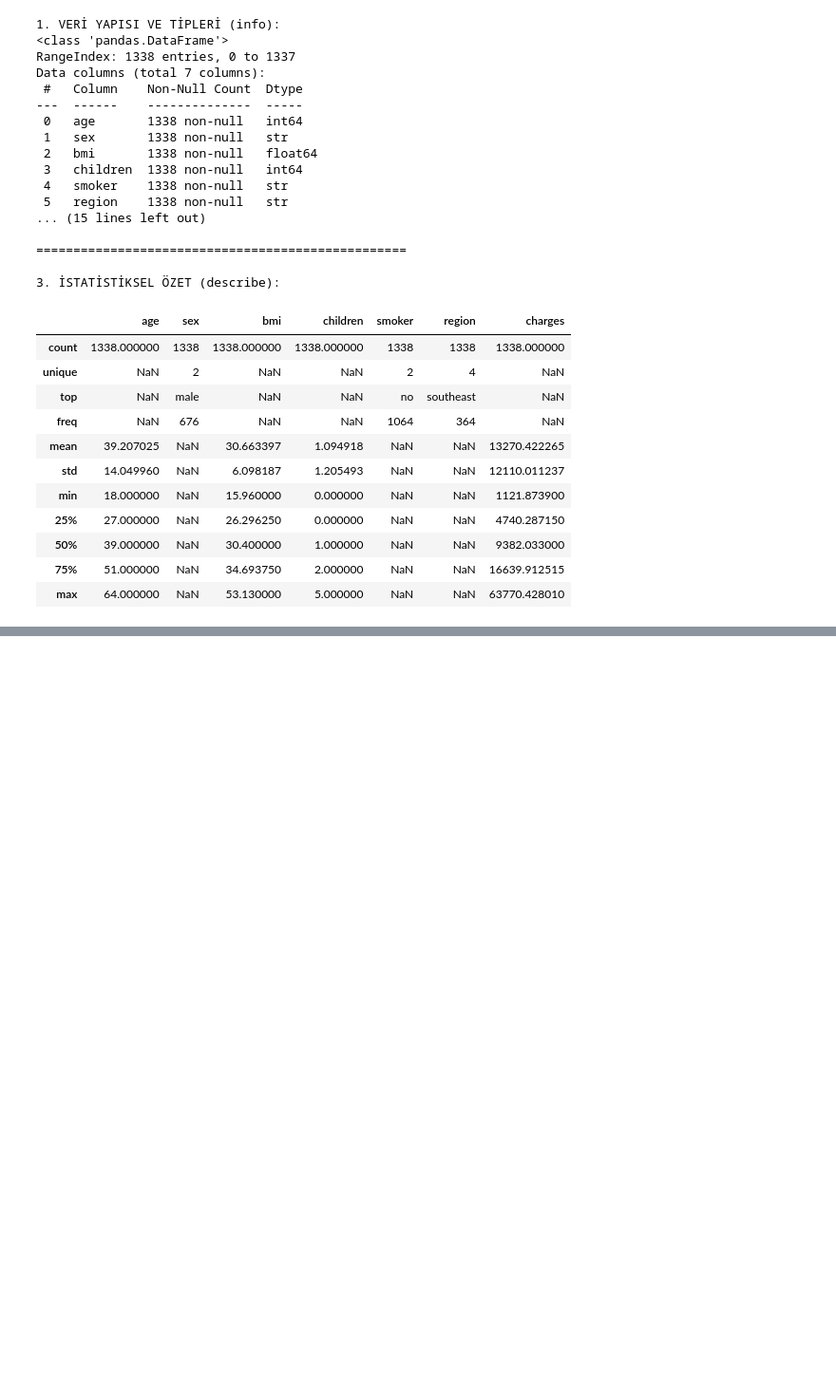
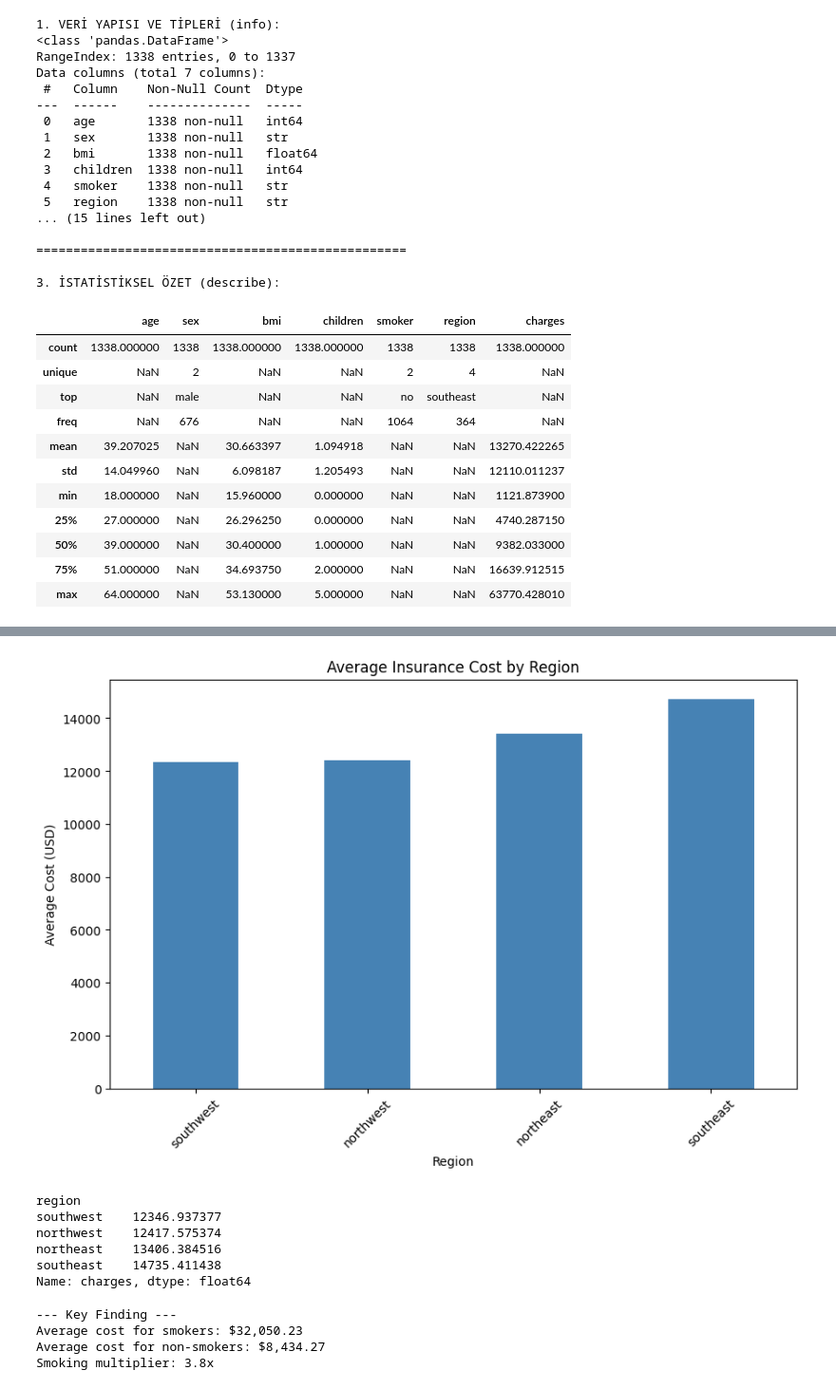
Before and after one commit to amineacar/Insurance-Cost-Estimate, a Jupyter notebook: notebooks/exploratory_analysis.ipynb, the cells around one changed output, grey strips where cells are left out. Shown at 95% size. Cells and saved outputs as stored; diff of their text form; code cells hidden in the pictures; blank space fills up the shorter version.

```diff
--- a/notebooks/exploratory_analysis.ipynb
+++ b/notebooks/exploratory_analysis.ipynb
@@ -66,0 +120,36 @@ Data columns (total 7 columns):
+# %%
+# 1. Region analysis
+plt.figure(figsize=(10, 6))
+region_cost = df.groupby('region')['charges'].mean().sort_values()
+region_cost.plot(kind='bar', color='steelblue')
+
+plt.title('Average Insurance Cost by Region')
+plt.xlabel('Region')
+plt.ylabel('Average Cost (USD)')
+plt.xticks(rotation=45)
+plt.show()
+
+# Statistical output
+print(region_cost)
+# %% [output]
+[figure, added]
+region
+southwest    12346.937377
+northwest    12417.575374
+northeast    13406.384516
+southeast    14735.411438
+Name: charges, dtype: float64
+# %%
+# 2. Smoking multiplier
+smoker_avg = df.groupby('smoker')['charges'].mean()
+multiplier = smoker_avg['yes'] / smoker_avg['no']
+
+print(f"--- Key Finding ---")
+print(f"Average cost for smokers: ${smoker_avg['yes']:,.2f}")
+print(f"Average cost for non-smokers: ${smoker_avg['no']:,.2f}")
+print(f"Smoking multiplier: {multiplier:.1f}x")
+# %% [output]
+--- Key Finding ---
+Average cost for smokers: $32,050.23
+Average cost for non-smokers: $8,434.27
+Smoking multiplier: 3.8x
```
Also changed, not shown: parts of 3 cells of this notebook.
